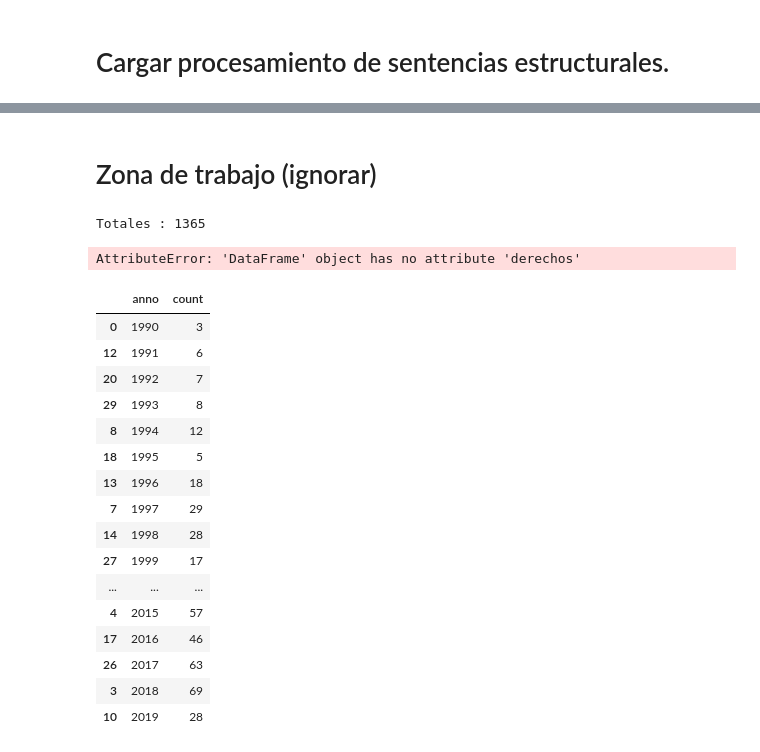
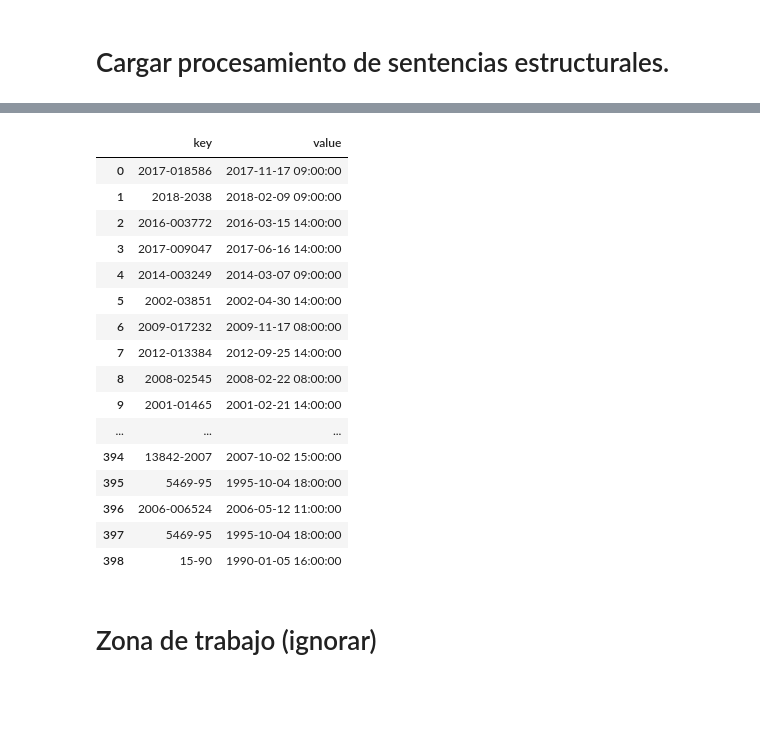
Before and after one commit to kennorsdb/nlppen, a Jupyter notebook: Notebook.ipynb, the cells around one changed output, grey strips where cells are left out. Drawn from its saved outputs; the diff is of its cells as text; code cells hidden in the pictures; blank space fills up the shorter version.

```diff
--- a/Notebook.ipynb
+++ b/Notebook.ipynb
@@ -239,0 +187,18 @@ df2.to_excel(file_name)
+# %%
+from pyspark.sql.functions import explode,posexplode, desc
+print("Sentencias con citas (antiguas)", s.filter(s.CitaSentencias_ents.isNotNull()).count())
+print("Sentencias con citas (nuevas)", s.filter(s.citasFechas.isNotNull()).count())
+
+print("Citas que no fueron encontradas previamente", s.filter(s.CitaSentencias_ents.isNull() & s.citasFechas.isNotNull()).count())
+print("Citas que no fueron encontradas ahora en comparación con las antiguas", s.filter(s.CitaSentencias_ents.isNotNull() & s.citasFechas.isNull()).count())
+
+totalAntiguas = (s.filter(s.CitaSentencias_ents.isNotNull())
+    .select(explode('CitaSentencias_ents').alias('CitaSentencias_ents')))
+totalNuevas = (s.filter(s.citasFechas.isNotNull())
+    .select(explode('citasFechas')))
+
+totalConFecha = totalNuevas.filter(totalNuevas.value.isNotNull())
+print("Total de citas (antiguas)", totalAntiguas.count())
+print("Total de citas (nuevas)", totalNuevas.count())
+print("Total de citas con fecha (nuevas)", totalConFecha.count())
+print("Porcentaje de extracción de fechas ", totalConFecha.count()/totalNuevas.count())
@@ -270,34 +233,27 @@ Attempting non-optimization as 'spark.sql.execution.arrow.pyspark.fallback.enabl
+# %%
+pd.set_option('display.max_rows', None)
+pd.set_option('display.max_columns', 30)
+pd.set_option('display.width', 80)
+pd.set_option('display.max_colwidth', 80)
+pd.set_option('display.width', None)
+totalConFecha.toPandas()
+# %% [output]
+|  | key | value |
+| 0 | 2017-018586 | 2017-11-17 09:00:00 |
+| 1 | 2018-2038 | 2018-02-09 09:00:00 |
+| 2 | 2016-003772 | 2016-03-15 14:00:00 |
+| 3 | 2017-009047 | 2017-06-16 14:00:00 |
+| 4 | 2014-003249 | 2014-03-07 09:00:00 |
+| 5 | 2002-03851 | 2002-04-30 14:00:00 |
+| 6 | 2009-017232 | 2009-11-17 08:00:00 |
+| 7 | 2012-013384 | 2012-09-25 14:00:00 |
+| 8 | 2008-02545 | 2008-02-22 08:00:00 |
+| 9 | 2001-01465 | 2001-02-21 14:00:00 |
+| ... | ... | ... |
+| 394 | 13842-2007 | 2007-10-02 15:00:00 |
+| 395 | 5469-95 | 1995-10-04 18:00:00 |
+| 396 | 2006-006524 | 2006-05-12 11:00:00 |
+| 397 | 5469-95 | 1995-10-04 18:00:00 |
+| 398 | 15-90 | 1990-01-05 16:00:00 |
 # %% [markdown]
 # Zona de trabajo (ignorar)
-# %%
-s = estructurales.seleccion.sdf
-print("Totales :", str(s.count()))
-print("Nulos : ", str(s.filter(s.derechos.isNull()).count()))
-print("Completos : ", str(s.filter(s.derechos.isNotNull()).count()))
-print("Accuracy : " ,s.filter(s.derechos.isNotNull()).count()/s.count())
-
-#s = s.filter(s.num_resolucion.isNull())
-#s = estructurales.seleccion.sdf
-# %% [output]
-Totales : 1365
-AttributeError: 'DataFrame' object has no attribute 'derechos'
-# %%
-s.filter(s.inst_internacionales.isNull()).groupby(s.anno).count().toPandas().sort_values('anno')
-# %% [output]
-|  | anno | count |
-| 0 | 1990 | 3 |
-| 12 | 1991 | 6 |
-| 20 | 1992 | 7 |
-| 29 | 1993 | 8 |
-| 8 | 1994 | 12 |
-| 18 | 1995 | 5 |
-| 13 | 1996 | 18 |
-| 7 | 1997 | 29 |
-| 14 | 1998 | 28 |
-| 27 | 1999 | 17 |
-| ... | ... | ... |
-| 4 | 2015 | 57 |
-| 17 | 2016 | 46 |
-| 26 | 2017 | 63 |
-| 3 | 2018 | 69 |
-| 10 | 2019 | 28 |
```
Also changed, not shown: parts of 52 cells of this notebook, 7 other files.
